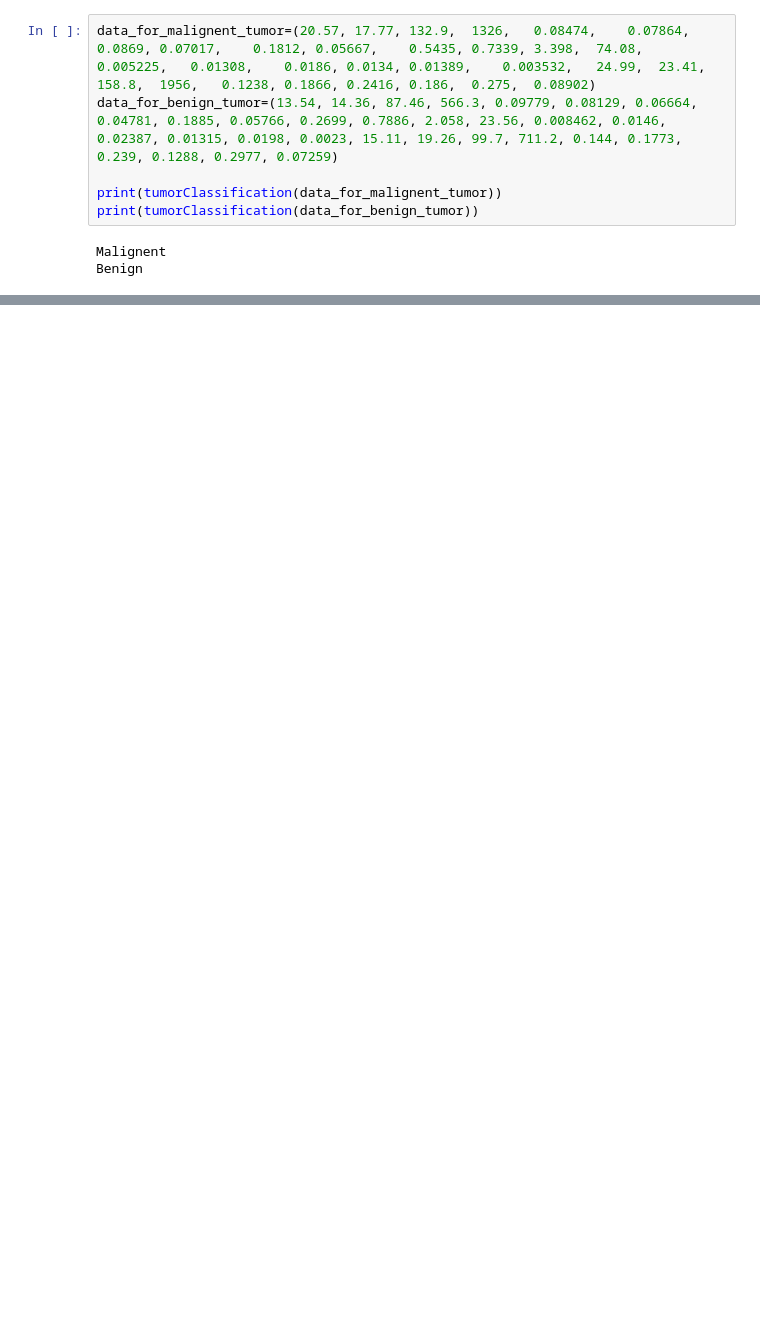
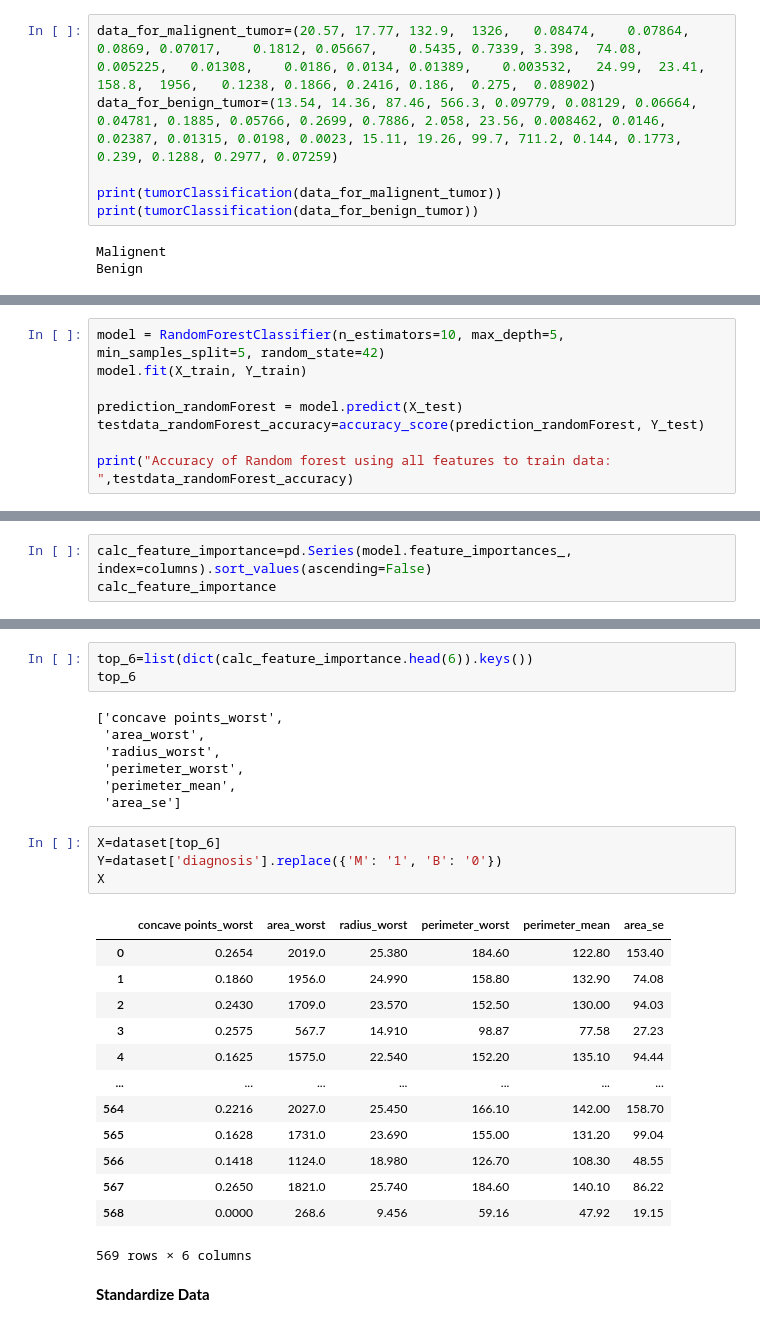
Before and after one commit to daliasalehabbas/breastcancer_prediction, a Jupyter notebook: cancer_prediction.ipynb, the cells around one changed output, grey strips where cells are left out. Saved outputs shown, nothing was run; the diff lists cells and outputs as text; blank space fills up the shorter version.

Commit message:
added random forest model with optimization

```diff
--- a/cancer_prediction.ipynb
+++ b/cancer_prediction.ipynb
@@ -178,0 +188,8 @@ Benign
+# %%
+model = RandomForestClassifier(n_estimators=10, max_depth=5, min_samples_split=5, random_state=42)
+model.fit(X_train, Y_train)
+
+prediction_randomForest = model.predict(X_test)
+testdata_randomForest_accuracy=accuracy_score(prediction_randomForest, Y_test)
+
+print("Accuracy of Random forest using all features to train data: ",testdata_randomForest_accuracy)
@@ -178,0 +198,3 @@ Benign
+# %%
+calc_feature_importance=pd.Series(model.feature_importances_, index=columns).sort_values(ascending=False)
+calc_feature_importance
@@ -178,0 +219,30 @@ Benign
+# %%
+top_6=list(dict(calc_feature_importance.head(6)).keys())
+top_6
+# %% [output]
+['concave points_worst',
+ 'area_worst',
+ 'radius_worst',
+ 'perimeter_worst',
+ 'perimeter_mean',
+ 'area_se']
+# %%
+X=dataset[top_6]
+Y=dataset['diagnosis'].replace({'M': '1', 'B': '0'})
+X
+# %% [output]
+|  | concave points_worst | area_worst | radius_worst | perimeter_worst | perimeter_mean | area_se |
+| 0 | 0.2654 | 2019.0 | 25.380 | 184.60 | 122.80 | 153.40 |
+| 1 | 0.1860 | 1956.0 | 24.990 | 158.80 | 132.90 | 74.08 |
+| 2 | 0.2430 | 1709.0 | 23.570 | 152.50 | 130.00 | 94.03 |
+| 3 | 0.2575 | 567.7 | 14.910 | 98.87 | 77.58 | 27.23 |
+| 4 | 0.1625 | 1575.0 | 22.540 | 152.20 | 135.10 | 94.44 |
+| ... | ... | ... | ... | ... | ... | ... |
+| 564 | 0.2216 | 2027.0 | 25.450 | 166.10 | 142.00 | 158.70 |
+| 565 | 0.1628 | 1731.0 | 23.690 | 155.00 | 131.20 | 99.04 |
+| 566 | 0.1418 | 1124.0 | 18.980 | 126.70 | 108.30 | 48.55 |
+| 567 | 0.2650 | 1821.0 | 25.740 | 184.60 | 140.10 | 86.22 |
+| 568 | 0.0000 | 268.6 | 9.456 | 59.16 | 47.92 | 19.15 |
+569 rows × 6 columns
+# %% [markdown]
+**Standardize Data**
```
Also changed, not shown: parts of 14 cells of this notebook.
